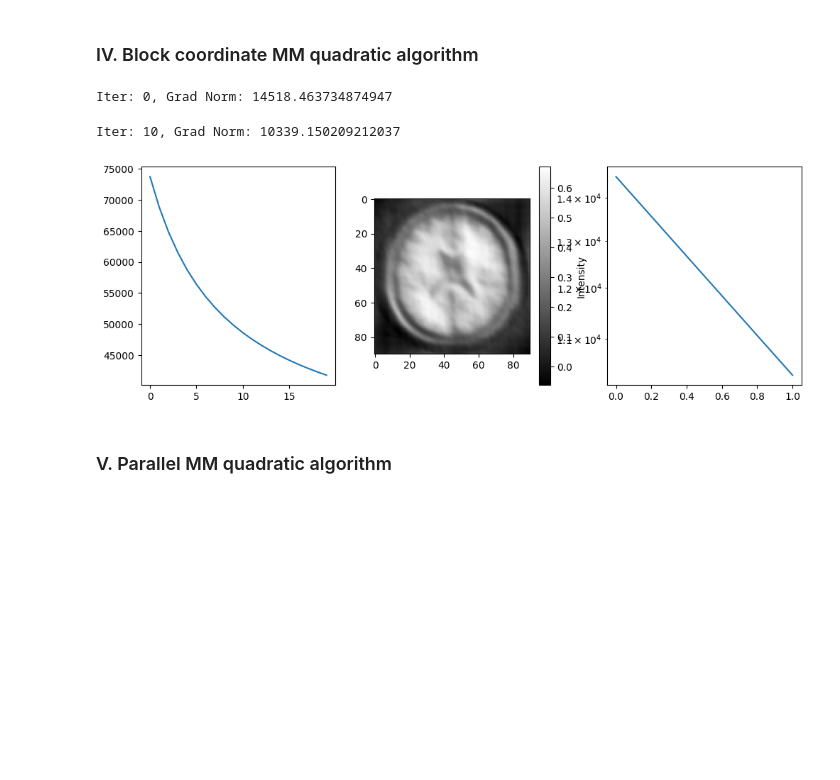
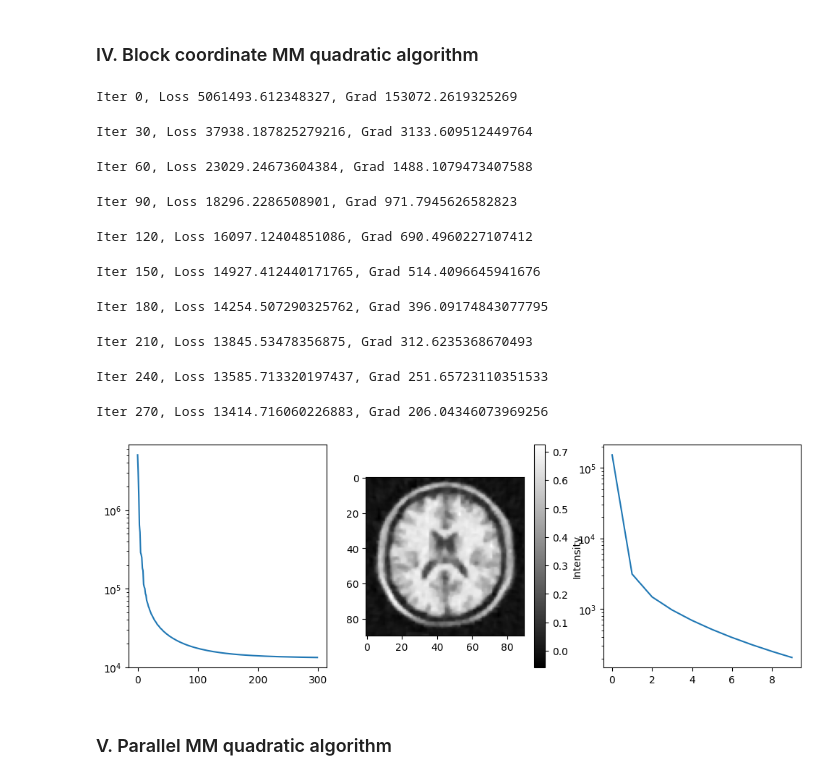
Before and after one commit to matthieuneau/optimization-lab, a Jupyter notebook: LSD_TP2_Theobald_Neau.ipynb, the cells around one changed output. Cells and saved outputs as stored; diff of their text form; code cells hidden in the pictures; blank space fills up the shorter version.

```diff
--- a/LSD_TP2_Theobald_Neau.ipynb
+++ b/LSD_TP2_Theobald_Neau.ipynb
@@ -171,11 +178,12 @@ def mm_algorithm(x0: np.ndarray, theta: float, max_iter: int): #theta cst over t
     return x, loss_history, x_history, grad_norm_history
 # %%
-theta = 0.4
-max_iter = 30
+theta = 2
+max_iter = 10
 x_mm, loss_history_mm, x_history_mm, grad_norm_history_mm = mm_algorithm(x0, theta, max_iter)
 
 fig, axs = plt.subplots(1, 3, figsize=(12, 4))
 axs[0].plot(loss_history_mm)
+axs[0].set_yscale('log')
 fig.colorbar(axs[1].imshow(x_mm.reshape((90,90), order='F'), cmap='gray'), ax=axs[1], label='Intensity')
 axs[2].plot(grad_norm_history_mm)
 axs[2].set_yscale('log')
@@ -203,7 +218 @@ def mg_algo(x0: np.ndarray, max_iter: int) -> np.ndarray:
     return x, loss_history, x_history, grad_norm_history
-# %%
-x0 = np.zeros(N)
-x0.flags.writeable = False
-max_iter = 3
-x_3mg, loss_history_3mg, x_history_3mg, grad_norm_history_3mg = mg_algo(x0, max_iter)
-x0
@@ -212,5 +219,5 @@ ValueError: output array is read-only
 # %%
-max_iter = 3
+max_iter = 10
 x_3mg, loss_history_3mg, x_history_3mg, grad_norm_history_3mg = mg_algo(x0, max_iter)
 
 fig, axs = plt.subplots(1, 3, figsize=(12, 4))
@@ -230,6 +233,8 @@ array([0.06622932, 0.06673912, 0.06909946, ..., 0.07047879, 0.06884327,
 # %% [markdown]
 ### IV. Block coordinate MM quadratic algorithm
 # %%
+import time
+
 def Aj(x: np.ndarray, Nj:int) -> np.ndarray:
     d = np.full(Nj, L + 1)      # check that 1 is a good margin
     curvature = diags(d).tocsc()
@@ -251,44 +256,54 @@ def block_mm(x0: np.array, theta: float, max_iter: int, J:int) -> np.array:
     x_history = []
     loss_history = []
     grad_norm_history = []
-    n_iter = 0
-    # while np.linalg.norm(grad_f(x, H, G, y)) > 1 * np.sqrt(N):
     for i in tqdm(range(max_iter)):
         j = i%J
         indices = range(Nj*j, Nj*(j+1))
-        Hj = H[indices, :][:, indices]
-        Gj = G[indices, :][:, indices]
-        yj = y[indices]
         xj = x[indices]
         Aj_mm = Aj(x, Nj)
-        gradj = grad_f(xj, Hj, Gj, yj)
+        gradj = grad_f(x, H, G, y)[indices]
         v, info = cg(Aj_mm, gradj)
         if info != 0:
             raise ValueError("Conjugate gradient solver did not converge")
+
         x[indices] = xj - theta*v
         x_history.append(x)
         loss_history.append(f(x, H, G, y))
-        if i%10 == 0:
-            grad_norm_history.append(np.linalg.norm(grad_f(x, H, G, y)))
-            print(f'Iter: {i}, Grad Norm: {grad_norm_history[-1]}')
+        if i%30 == 0:
+            # time.sleep(0.1)
+            grad_norm_history.append(np.linalg.norm(gradj))
+            print(f'Iter {i}, Loss {loss_history[-1]}, Grad {grad_norm_history[-1]}')
+            # if i>4 and loss_history[-1] > loss_history[-2]:
+            #     theta /= 2
+            if grad_norm_history[-1] < np.sqrt(N)*1e-2:
+                break
     return x, loss_history, x_history, grad_norm_history
 # %%
-theta = 1
-max_iter = 20
-J = 1
+theta = 2
+max_iter = 300
+J = 5
 x_block_mm, loss_history_block_mm, x_history_block_mm, grad_norm_history_block_mm = block_mm(x0, theta, max_iter, J)
 
 fig, axs = plt.subplots(1, 3, figsize=(12, 4))
 axs[0].plot(loss_history_block_mm)
+axs[0].set_yscale('log')
 fig.colorbar(axs[1].imshow(x_block_mm.reshape((90,90), order='F'), cmap='gray'), ax=axs[1], label='Intensity')
 axs[2].plot(grad_norm_history_block_mm)
 axs[2].set_yscale('log')
 plt.show()
 plt.close(fig)
 # %% [output]
-Iter: 0, Grad Norm: 14518.463734874947
+Iter 0, Loss 5061493.612348327, Grad 153072.2619325269
-Iter: 10, Grad Norm: 10339.150209212037
+Iter 30, Loss 37938.187825279216, Grad 3133.609512449764
+Iter 60, Loss 23029.24673604384, Grad 1488.1079473407588
+Iter 90, Loss 18296.2286508901, Grad 971.7945626582823
+Iter 120, Loss 16097.12404851086, Grad 690.4960227107412
+Iter 150, Loss 14927.412440171765, Grad 514.4096645941676
+Iter 180, Loss 14254.507290325762, Grad 396.09174843077795
+Iter 210, Loss 13845.53478356875, Grad 312.6235368670493
+Iter 240, Loss 13585.713320197437, Grad 251.65723110351533
+Iter 270, Loss 13414.716060226883, Grad 206.04346073969256
-[figure, old version]
+[figure, new version]
 # %% [markdown]
 ### V. Parallel MM quadratic algorithm
 # %%
```
Also changed, not shown: parts of 15 cells of this notebook, 1 other file.
